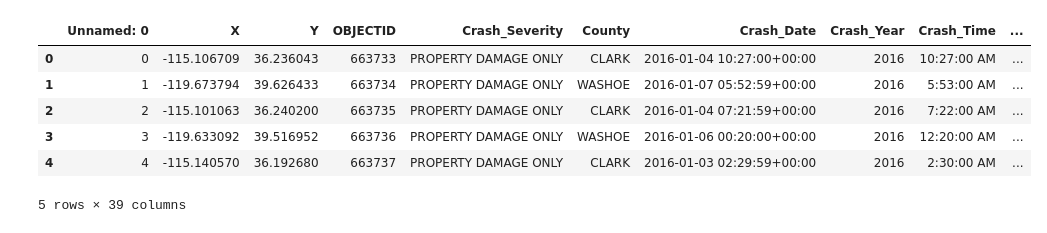
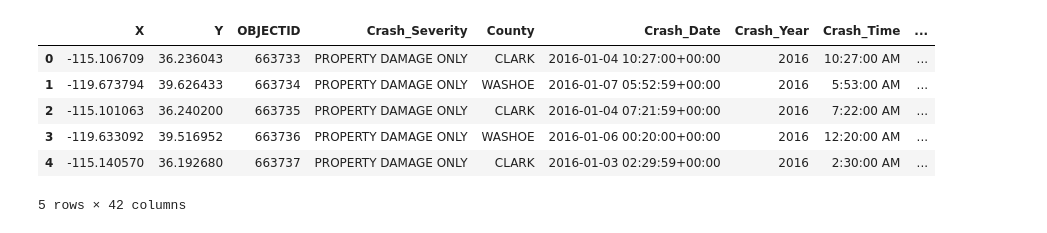
Before and after one commit to JGarza4903/Traffic_Analysis, a Jupyter notebook: Resources/Lara_unique_values_experiment.ipynb, the cells around one changed output. Cells and saved outputs as stored; diff of their text form; code cells hidden in the pictures.

```diff
--- a/Resources/Lara_unique_values_experiment.ipynb
+++ b/Resources/Lara_unique_values_experiment.ipynb
@@ -1,14 +1,14 @@
 # %%
 import pandas as pd
-df = pd.read_csv("Analysis/cleaned_traffic_data.csv")
+df = pd.read_csv("../Analysis/cleaned_traffic_data.csv")
 df.head()
 # %% [output]
-|  | Unnamed: 0 | X | Y | OBJECTID | Crash_Severity | County | Crash_Date | Crash_Year | Crash_Time | ... |
-| 0 | 0 | -115.106709 | 36.236043 | 663733 | PROPERTY DAMAGE ONLY | CLARK | 2016-01-04 10:27:00+00:00 | 2016 | 10:27:00 AM | ... |
-| 1 | 1 | -119.673794 | 39.626433 | 663734 | PROPERTY DAMAGE ONLY | WASHOE | 2016-01-07 05:52:59+00:00 | 2016 | 5:53:00 AM | ... |
-| 2 | 2 | -115.101063 | 36.240200 | 663735 | PROPERTY DAMAGE ONLY | CLARK | 2016-01-04 07:21:59+00:00 | 2016 | 7:22:00 AM | ... |
-| 3 | 3 | -119.633092 | 39.516952 | 663736 | PROPERTY DAMAGE ONLY | WASHOE | 2016-01-06 00:20:00+00:00 | 2016 | 12:20:00 AM | ... |
-| 4 | 4 | -115.140570 | 36.192680 | 663737 | PROPERTY DAMAGE ONLY | CLARK | 2016-01-03 02:29:59+00:00 | 2016 | 2:30:00 AM | ... |
+|  | X | Y | OBJECTID | Crash_Severity | County | Crash_Date | Crash_Year | Crash_Time | ... |
+| 0 | -115.106709 | 36.236043 | 663733 | PROPERTY DAMAGE ONLY | CLARK | 2016-01-04 10:27:00+00:00 | 2016 | 10:27:00 AM | ... |
+| 1 | -119.673794 | 39.626433 | 663734 | PROPERTY DAMAGE ONLY | WASHOE | 2016-01-07 05:52:59+00:00 | 2016 | 5:53:00 AM | ... |
+| 2 | -115.101063 | 36.240200 | 663735 | PROPERTY DAMAGE ONLY | CLARK | 2016-01-04 07:21:59+00:00 | 2016 | 7:22:00 AM | ... |
+| 3 | -119.633092 | 39.516952 | 663736 | PROPERTY DAMAGE ONLY | WASHOE | 2016-01-06 00:20:00+00:00 | 2016 | 12:20:00 AM | ... |
+| 4 | -115.140570 | 36.192680 | 663737 | PROPERTY DAMAGE ONLY | CLARK | 2016-01-03 02:29:59+00:00 | 2016 | 2:30:00 AM | ... |
-5 rows × 39 columns
+5 rows × 42 columns
 # %%
 df.columns
```
Also changed, not shown: parts of 22 cells of this notebook, 1 other file.
